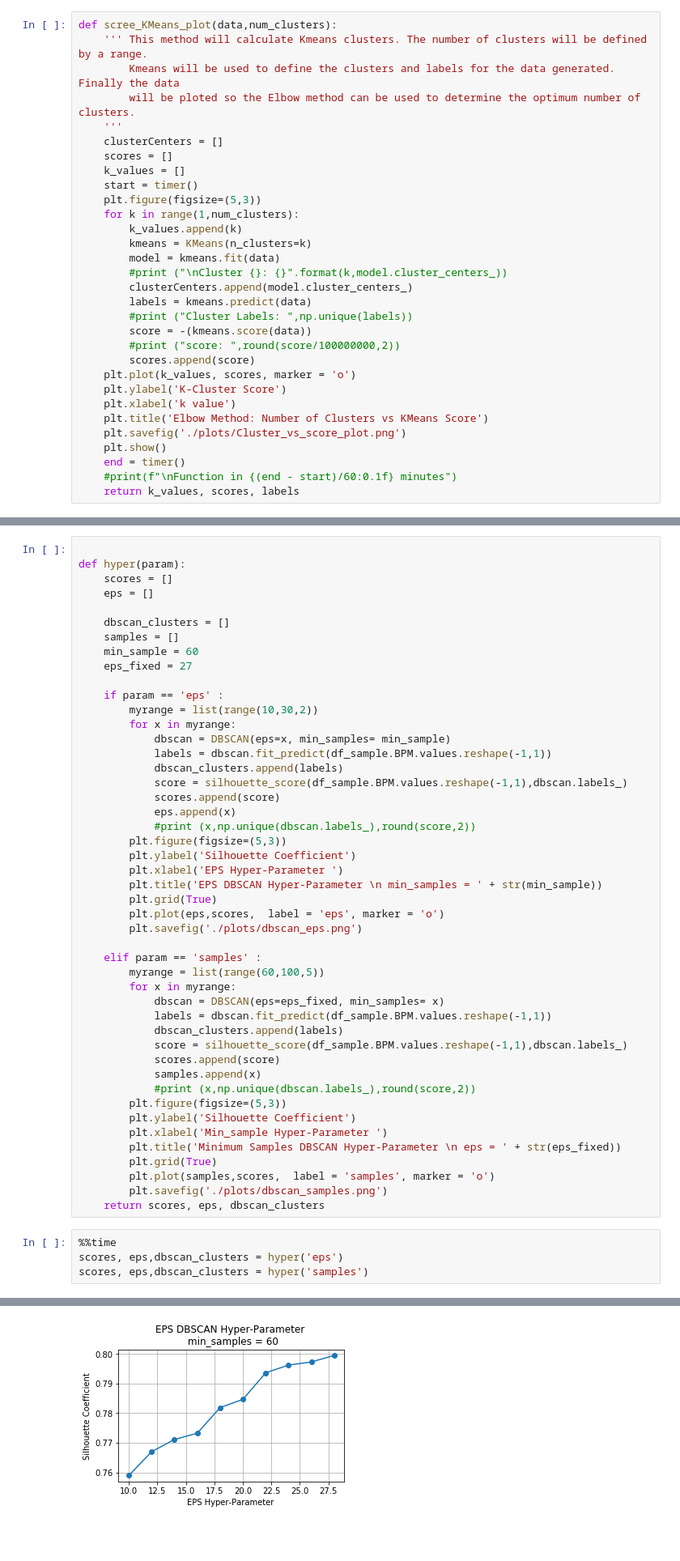
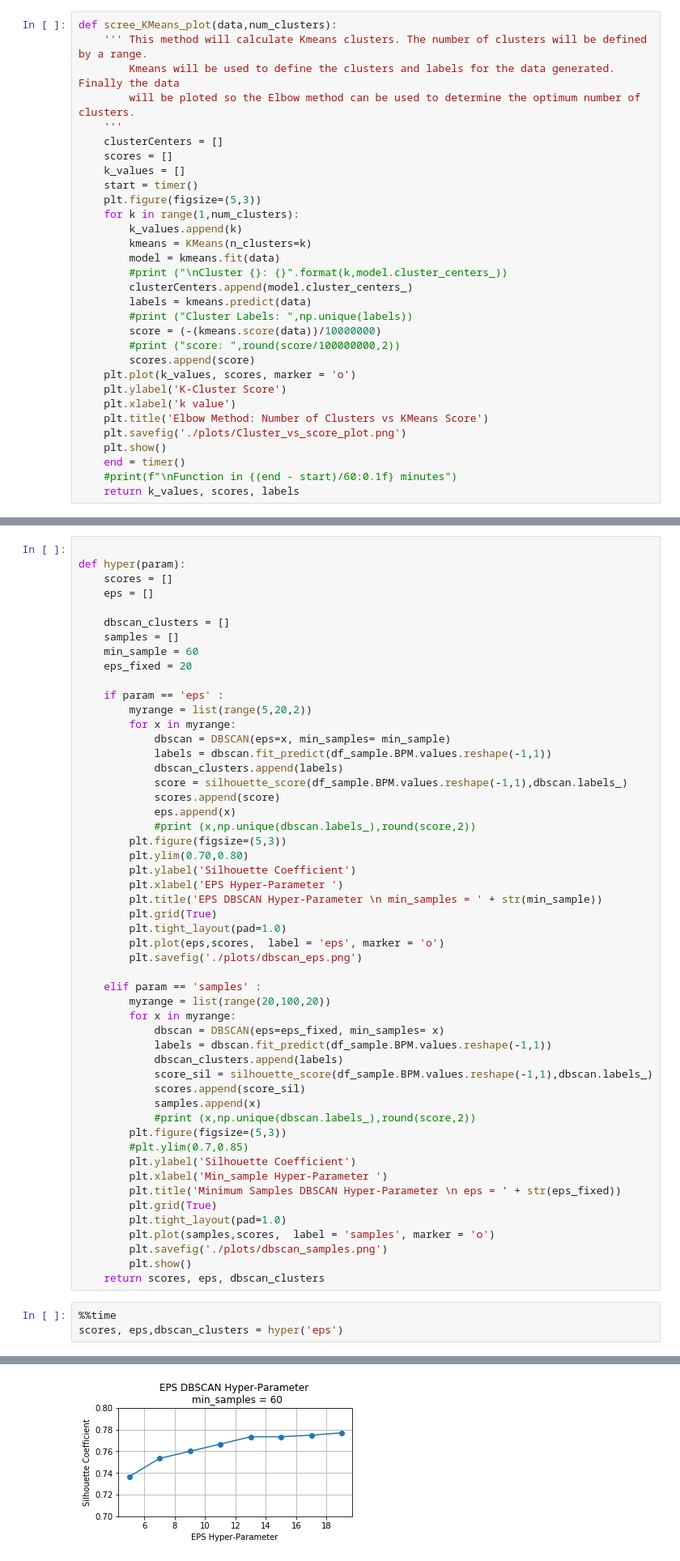
Before and after one commit to ThomasSpringett/HeartRate, a Jupyter notebook: HeartRate.ipynb, the cells around one changed output, grey strips where cells are left out. Shown at 81% size. Drawn from its saved outputs; the diff is of its cells as text; blank space fills up the shorter version.

```diff
--- a/HeartRate.ipynb
+++ b/HeartRate.ipynb
@@ -514,7 +514,7 @@ def scree_KMeans_plot(data,num_clusters):
         clusterCenters.append(model.cluster_centers_)
         labels = kmeans.predict(data)
         #print ("Cluster Labels: ",np.unique(labels))
-        score = -(kmeans.score(data))
+        score = (-(kmeans.score(data))/10000000)
         #print ("score: ",round(score/100000000,2))
         scores.append(score)
     plt.plot(k_values, scores, marker = 'o')
@@ -548,10 +548,10 @@ def hyper(param):
     dbscan_clusters = []
     samples = []
     min_sample = 60
-    eps_fixed = 27
+    eps_fixed = 20
 
     if param == 'eps' :
-        myrange = list(range(10,30,2))
+        myrange = list(range(5,20,2))
         for x in myrange:
             dbscan = DBSCAN(eps=x, min_samples= min_sample)
             labels = dbscan.fit_predict(df_sample.BPM.values.reshape(-1,1))
@@ -561,33 +561,37 @@ def hyper(param):
             eps.append(x)
             #print (x,np.unique(dbscan.labels_),round(score,2))
         plt.figure(figsize=(5,3))
+        plt.ylim(0.70,0.80)
         plt.ylabel('Silhouette Coefficient')
         plt.xlabel('EPS Hyper-Parameter ')
         plt.title('EPS DBSCAN Hyper-Parameter \n min_samples = ' + str(min_sample))
         plt.grid(True)
+        plt.tight_layout(pad=1.0)
         plt.plot(eps,scores,  label = 'eps', marker = 'o')
         plt.savefig('./plots/dbscan_eps.png')
 
     elif param == 'samples' :
-        myrange = list(range(60,100,5))
+        myrange = list(range(20,100,20))
         for x in myrange:
             dbscan = DBSCAN(eps=eps_fixed, min_samples= x)
             labels = dbscan.fit_predict(df_sample.BPM.values.reshape(-1,1))
             dbscan_clusters.append(labels)
-            score = silhouette_score(df_sample.BPM.values.reshape(-1,1),dbscan.labels_)
-            scores.append(score)
+            score_sil = silhouette_score(df_sample.BPM.values.reshape(-1,1),dbscan.labels_)
+            scores.append(score_sil)
             samples.append(x)
             #print (x,np.unique(dbscan.labels_),round(score,2))
         plt.figure(figsize=(5,3))
+        #plt.ylim(0.7,0.85)
         plt.ylabel('Silhouette Coefficient')
         plt.xlabel('Min_sample Hyper-Parameter ')
         plt.title('Minimum Samples DBSCAN Hyper-Parameter \n eps = ' + str(eps_fixed))
         plt.grid(True)
+        plt.tight_layout(pad=1.0)
         plt.plot(samples,scores,  label = 'samples', marker = 'o')
         plt.savefig('./plots/dbscan_samples.png')
+        plt.show()
     return scores, eps, dbscan_clusters
 # %%
 %%time
 scores, eps,dbscan_clusters = hyper('eps')
-scores, eps,dbscan_clusters = hyper('samples')
 # %% [output]
@@ -596 +600 @@ Wall time: 47.4 s
-[figure, old version]
+[figure, new version]
```
Also changed, not shown: parts of 16 cells of this notebook, 18 other files.
